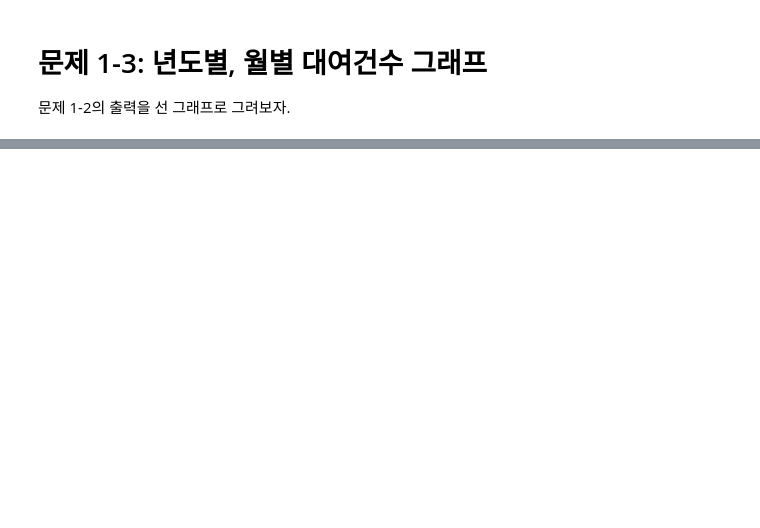
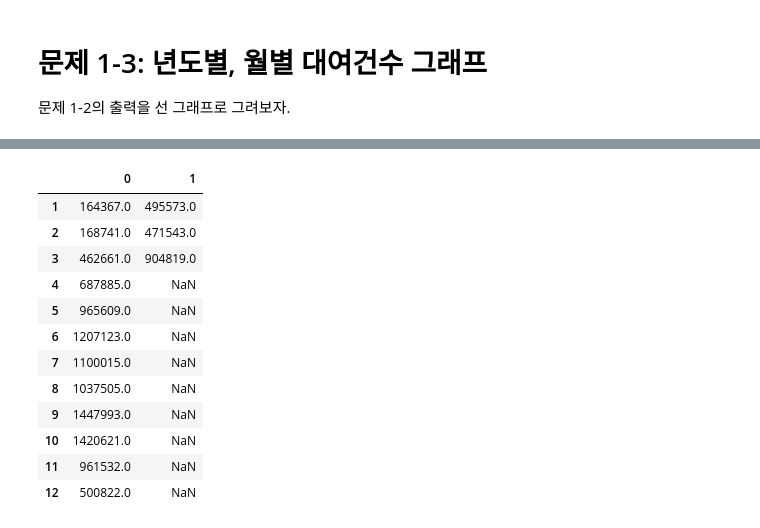
Before and after one commit to 201511080/s, a Jupyter notebook: homework_6.ipynb, the cells around one changed output, grey strips where cells are left out. Drawn from its saved outputs; the diff is of its cells as text; code cells hidden in the pictures; blank space fills up the shorter version.

```diff
--- a/homework_6.ipynb
+++ b/homework_6.ipynb
@@ -183,0 +340,16 @@ bicycleGroupByYearMonthDF.show()
+# %%
+my
+# %% [output]
+|  | 0 | 1 |
+| 1 | 164367.0 | 495573.0 |
+| 2 | 168741.0 | 471543.0 |
+| 3 | 462661.0 | 904819.0 |
+| 4 | 687885.0 | NaN |
+| 5 | 965609.0 | NaN |
+| 6 | 1207123.0 | NaN |
+| 7 | 1100015.0 | NaN |
+| 8 | 1037505.0 | NaN |
+| 9 | 1447993.0 | NaN |
+| 10 | 1420621.0 | NaN |
+| 11 | 961532.0 | NaN |
+| 12 | 500822.0 | NaN |
```
Also changed, not shown: parts of 23 cells of this notebook, 2 other files.
